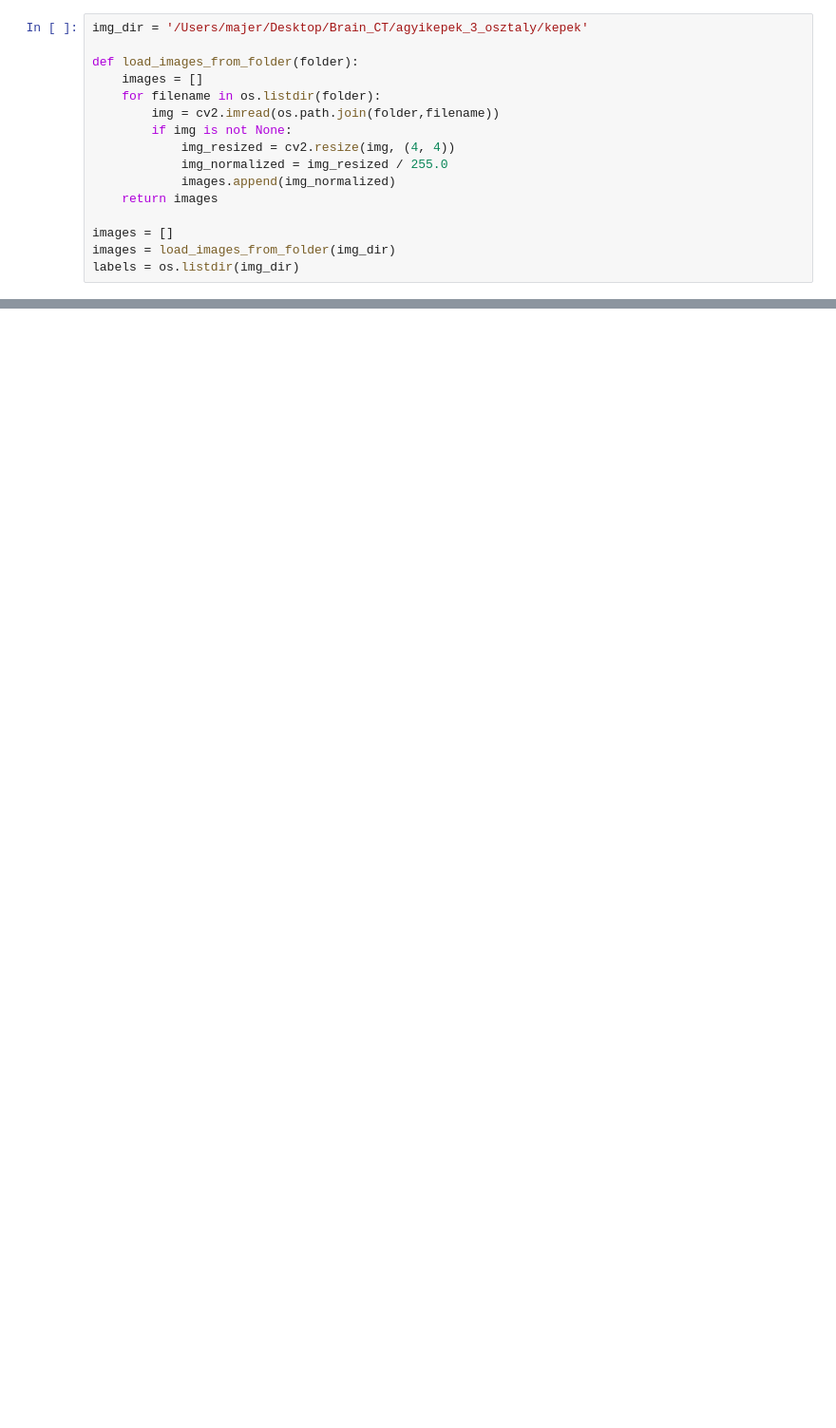
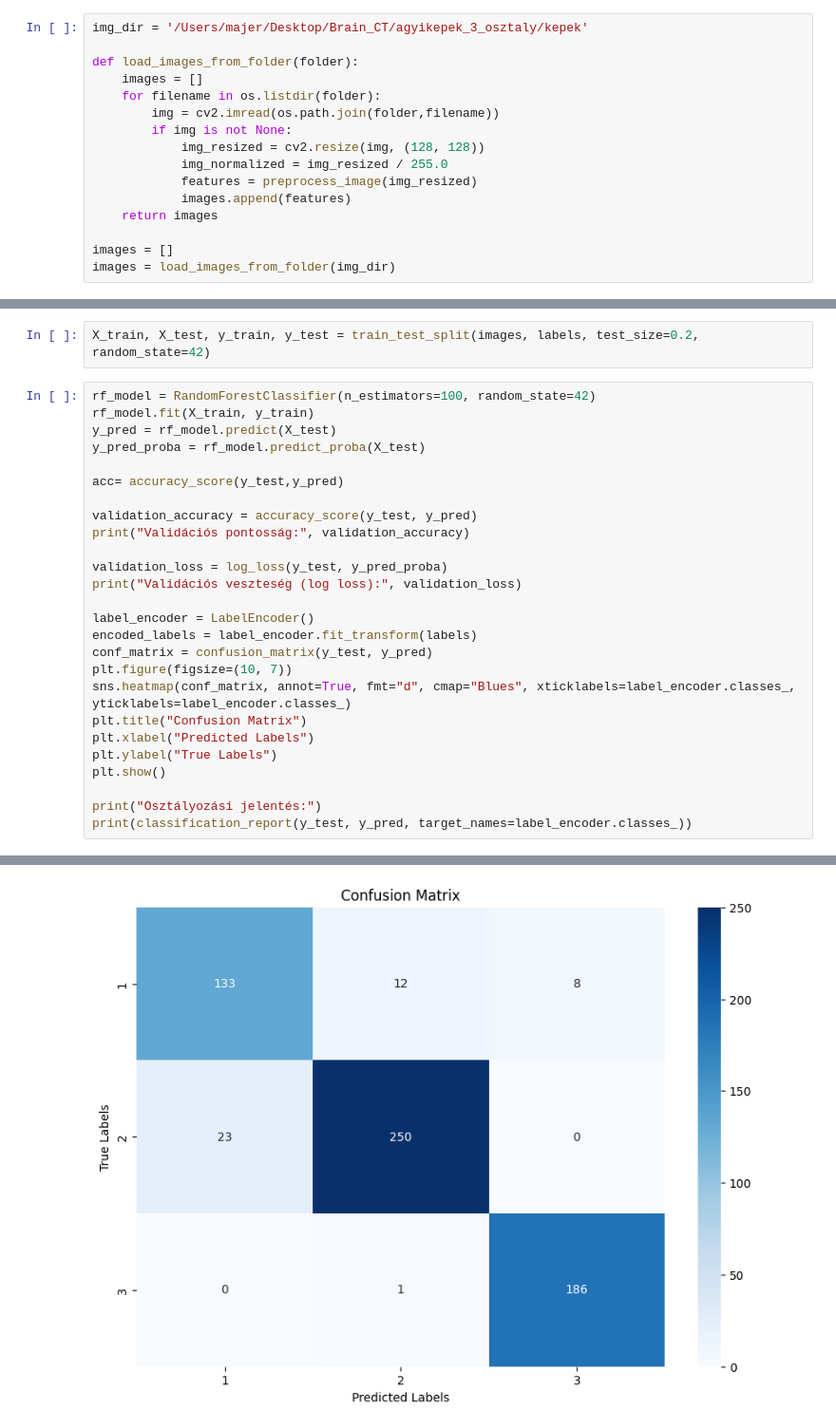
Before and after one commit to benecm/Brain_CT_ML, a Jupyter notebook: Brain_CT.ipynb, the cells around one changed output, grey strips where cells are left out. Shown: that part at 95% size. Cells and saved outputs as stored; diff of their text form; blank space fills up the shorter version.

Commit message:
Random Forest modell added

```diff
--- a/Brain_CT.ipynb
+++ b/Brain_CT.ipynb
@@ -15,12 +48,12 @@ def load_images_from_folder(folder):
     for filename in os.listdir(folder):
         img = cv2.imread(os.path.join(folder,filename))
         if img is not None:
-            img_resized = cv2.resize(img, (4, 4))
+            img_resized = cv2.resize(img, (128, 128))
             img_normalized = img_resized / 255.0
-            images.append(img_normalized)
+            features = preprocess_image(img_resized)
+            images.append(features)
     return images
 
 images = []
 images = load_images_from_folder(img_dir)
-labels = os.listdir(img_dir)
 # %%
@@ -78,0 +97,29 @@ ValueError: setting an array element with a sequence.
+# %%
+X_train, X_test, y_train, y_test = train_test_split(images, labels, test_size=0.2, random_state=42)
+# %%
+rf_model = RandomForestClassifier(n_estimators=100, random_state=42)
+rf_model.fit(X_train, y_train)
+y_pred = rf_model.predict(X_test)
+y_pred_proba = rf_model.predict_proba(X_test)
+
+acc= accuracy_score(y_test,y_pred)
+
+validation_accuracy = accuracy_score(y_test, y_pred)
+print("Validációs pontosság:", validation_accuracy)
+
+validation_loss = log_loss(y_test, y_pred_proba)
+print("Validációs veszteség (log loss):", validation_loss)
+
+label_encoder = LabelEncoder()
+encoded_labels = label_encoder.fit_transform(labels)
+conf_matrix = confusion_matrix(y_test, y_pred)
+plt.figure(figsize=(10, 7))
+sns.heatmap(conf_matrix, annot=True, fmt="d", cmap="Blues", xticklabels=label_encoder.classes_, yticklabels=label_encoder.classes_)
+plt.title("Confusion Matrix")
+plt.xlabel("Predicted Labels")
+plt.ylabel("True Labels")
+plt.show()
+
+print("Osztályozási jelentés:")
+print(classification_report(y_test, y_pred, target_names=label_encoder.classes_))
+# %% [output]
@@ -78,0 +128 @@ ValueError: setting an array element with a sequence.
+[figure, added]
```
Also changed, not shown: parts of 10 cells of this notebook, 2 other files.
